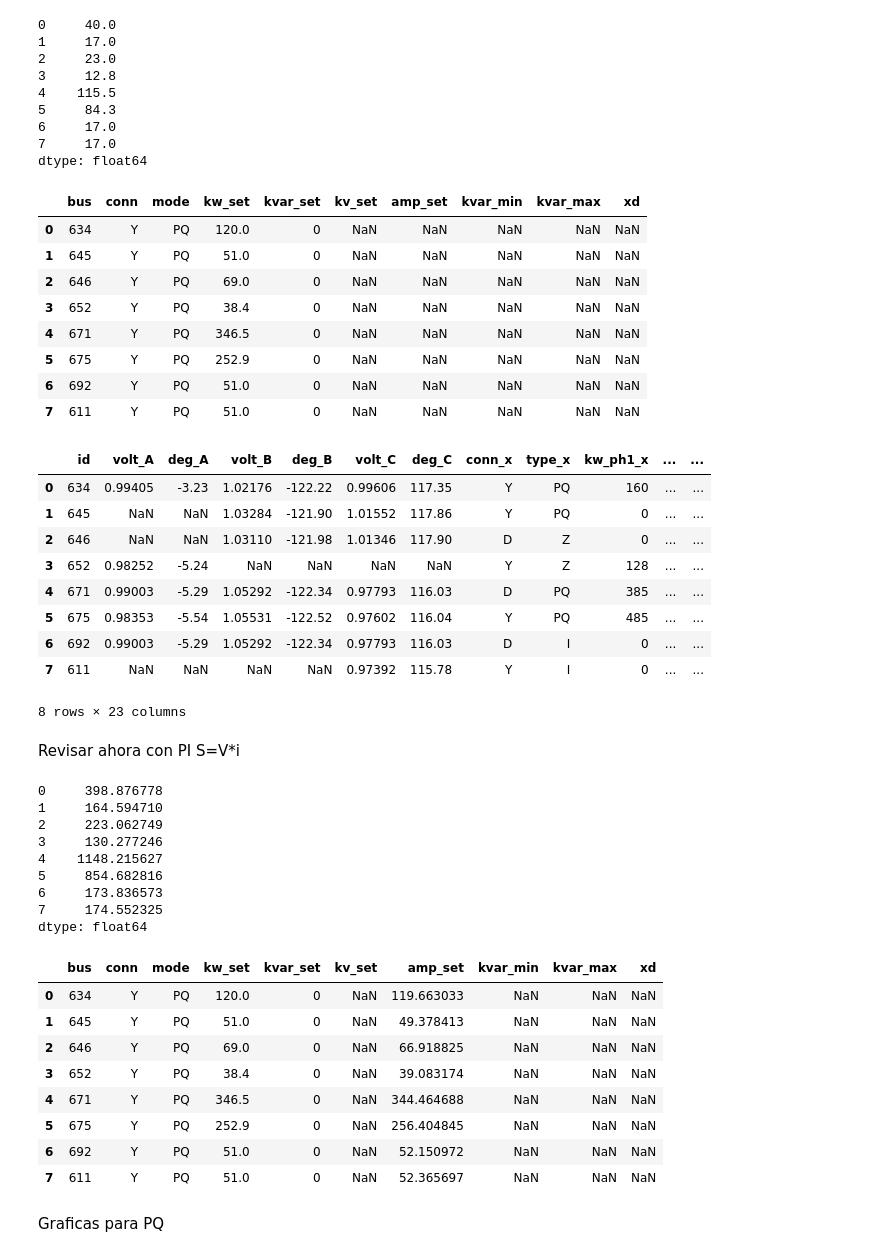
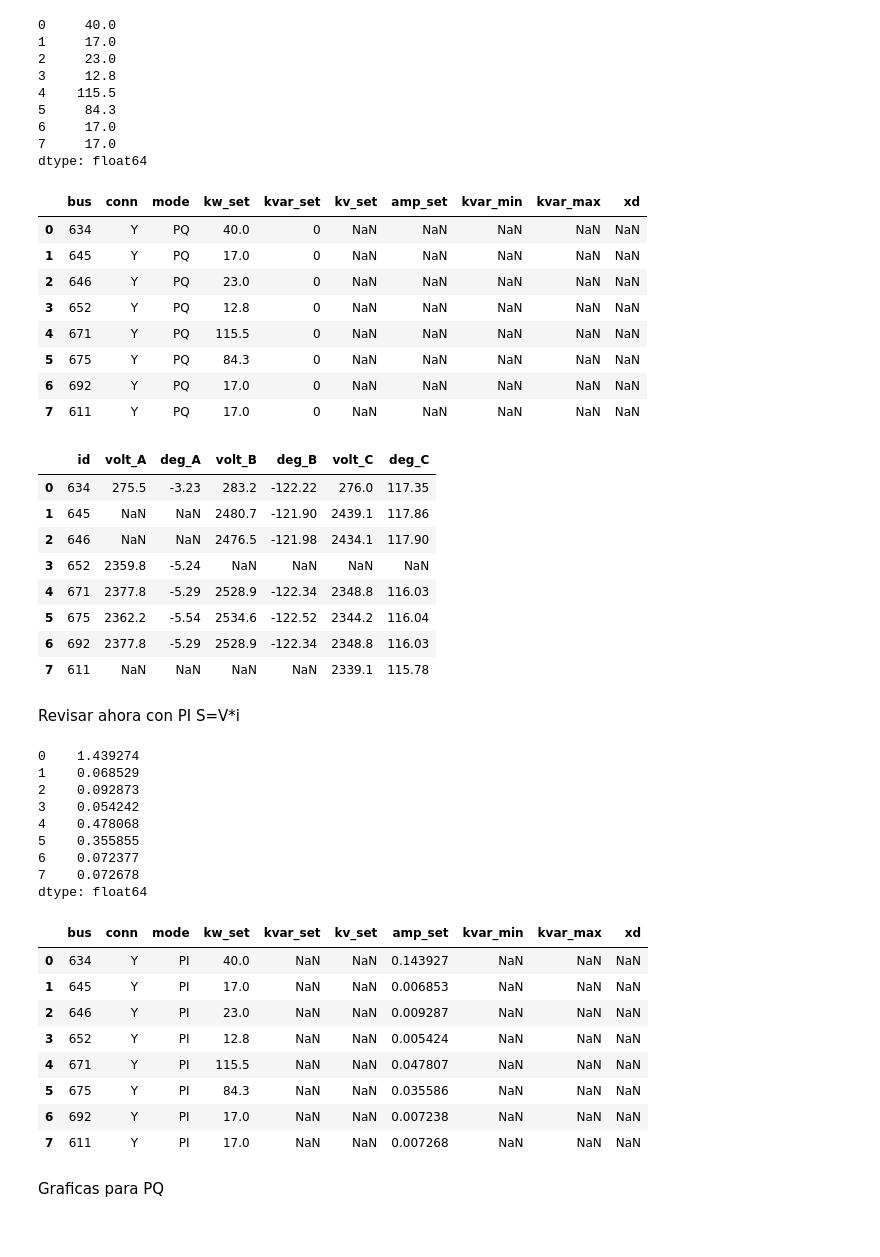
Before and after one commit to diegofdiaz/distributed_generation_proyect, a Jupyter notebook: grap_code.ipynb, the cells around one changed output. Saved outputs shown, nothing was run; the diff lists cells and outputs as text; code cells hidden in the pictures.

```diff
--- a/grap_code.ipynb
+++ b/grap_code.ipynb
@@ -105,7 +105,7 @@ df_nuevo = pd.DataFrame(columns=columnas_existente)
 df_nuevo["bus"]=dff["bus"]
 configuracion= "Y"
 modo="PQ"
-potencia=pt*0.3 # Aquí se define el porcentaje de potencia
+potencia=pt*0.1 # Aquí se define el porcentaje de potencia
 df_nuevo["conn"]=configuracion
 df_nuevo["mode"]=modo
 df_nuevo["kw_set"]=potencia
@@ -113,48 +113,54 @@ df_nuevo["kvar_set"]=0
 df_nuevo
 # %% [output]
 |  | bus | conn | mode | kw_set | kvar_set | kv_set | amp_set | kvar_min | kvar_max | xd |
-| 0 | 634 | Y | PQ | 120.0 | 0 | NaN | NaN | NaN | NaN | NaN |
-| 1 | 645 | Y | PQ | 51.0 | 0 | NaN | NaN | NaN | NaN | NaN |
-| 2 | 646 | Y | PQ | 69.0 | 0 | NaN | NaN | NaN | NaN | NaN |
-| 3 | 652 | Y | PQ | 38.4 | 0 | NaN | NaN | NaN | NaN | NaN |
-| 4 | 671 | Y | PQ | 346.5 | 0 | NaN | NaN | NaN | NaN | NaN |
-| 5 | 675 | Y | PQ | 252.9 | 0 | NaN | NaN | NaN | NaN | NaN |
-| 6 | 692 | Y | PQ | 51.0 | 0 | NaN | NaN | NaN | NaN | NaN |
-| 7 | 611 | Y | PQ | 51.0 | 0 | NaN | NaN | NaN | NaN | NaN |
+| 0 | 634 | Y | PQ | 40.0 | 0 | NaN | NaN | NaN | NaN | NaN |
+| 1 | 645 | Y | PQ | 17.0 | 0 | NaN | NaN | NaN | NaN | NaN |
+| 2 | 646 | Y | PQ | 23.0 | 0 | NaN | NaN | NaN | NaN | NaN |
+| 3 | 652 | Y | PQ | 12.8 | 0 | NaN | NaN | NaN | NaN | NaN |
+| 4 | 671 | Y | PQ | 115.5 | 0 | NaN | NaN | NaN | NaN | NaN |
+| 5 | 675 | Y | PQ | 84.3 | 0 | NaN | NaN | NaN | NaN | NaN |
+| 6 | 692 | Y | PQ | 17.0 | 0 | NaN | NaN | NaN | NaN | NaN |
+| 7 | 611 | Y | PQ | 17.0 | 0 | NaN | NaN | NaN | NaN | NaN |
 # %%
+# Especifica la ruta completa del archivo CSV
+ruta_archivo = 'caso_base/sdpf_volts_phase.csv'
+
+# Lee el archivo CSV y carga los datos en un DataFrame
+df = pd.read_csv(ruta_archivo)
+df
+
 # Guardar el DataFrame como un archivo CSV
 df_nuevo.to_csv('nombre_del_archivo.csv', index=False)
 # Ajuste y comparación de buses
 valores_a_eliminar = df[~df["id"].isin(dff["bus"])]
 
 # 2. Usar esos valores para filtrar df y eliminar las filas correspondientes
 dfc = df[~df["id"].isin(valores_a_eliminar["id"])]
 # Eliminar los indices antiguos para evitar problemas con la operación
 dfc = dfc.reset_index(drop=True)
 
 # Crear un diccionario que mapee los valores de bus a sus índices
 indice_bus = {valor: indice for indice, valor in enumerate(dff["bus"])}
 
 # Ordenar dfc según el mapeo de bus
 dfc = dfc.iloc[dfc["id"].map(lambda x: indice_bus.get(x, float('inf'))).argsort()]
 
 # Resetear los índices para evitar problemas
 dfc = dfc.reset_index(drop=True)
 
 
 
 dfc
 # %% [output]
-|  | id | volt_A | deg_A | volt_B | deg_B | volt_C | deg_C | conn_x | type_x | kw_ph1_x | ... | ... |
-| 0 | 634 | 0.99405 | -3.23 | 1.02176 | -122.22 | 0.99606 | 117.35 | Y | PQ | 160 | ... | ... |
-| 1 | 645 | NaN | NaN | 1.03284 | -121.90 | 1.01552 | 117.86 | Y | PQ | 0 | ... | ... |
-| 2 | 646 | NaN | NaN | 1.03110 | -121.98 | 1.01346 | 117.90 | D | Z | 0 | ... | ... |
-| 3 | 652 | 0.98252 | -5.24 | NaN | NaN | NaN | NaN | Y | Z | 128 | ... | ... |
-| 4 | 671 | 0.99003 | -5.29 | 1.05292 | -122.34 | 0.97793 | 116.03 | D | PQ | 385 | ... | ... |
-| 5 | 675 | 0.98353 | -5.54 | 1.05531 | -122.52 | 0.97602 | 116.04 | Y | PQ | 485 | ... | ... |
-| 6 | 692 | 0.99003 | -5.29 | 1.05292 | -122.34 | 0.97793 | 116.03 | D | I | 0 | ... | ... |
-| 7 | 611 | NaN | NaN | NaN | NaN | 0.97392 | 115.78 | Y | I | 0 | ... | ... |
+|  | id | volt_A | deg_A | volt_B | deg_B | volt_C | deg_C |
+| 0 | 634 | 275.5 | -3.23 | 283.2 | -122.22 | 276.0 | 117.35 |
+| 1 | 645 | NaN | NaN | 2480.7 | -121.90 | 2439.1 | 117.86 |
+| 2 | 646 | NaN | NaN | 2476.5 | -121.98 | 2434.1 | 117.90 |
+| 3 | 652 | 2359.8 | -5.24 | NaN | NaN | NaN | NaN |
+| 4 | 671 | 2377.8 | -5.29 | 2528.9 | -122.34 | 2348.8 | 116.03 |
+| 5 | 675 | 2362.2 | -5.54 | 2534.6 | -122.52 | 2344.2 | 116.04 |
+| 6 | 692 | 2377.8 | -5.29 | 2528.9 | -122.34 | 2348.8 | 116.03 |
+| 7 | 611 | NaN | NaN | NaN | NaN | 2339.1 | 115.78 |
-8 rows × 23 columns
 # %% [markdown]
 Revisar ahora con PI   S=V*i
 # %%
@@ -172,28 +178,30 @@ ic = ic.fillna(0)
 Itotal=ia+ib+ic
 Itotal
 # %% [output]
-0     398.876778
-1     164.594710
-2     223.062749
-3     130.277246
-4    1148.215627
-5     854.682816
-6     173.836573
-7     174.552325
+0    1.439274
+1    0.068529
+2    0.092873
+3    0.054242
+4    0.478068
+5    0.355855
+6    0.072377
+7    0.072678
 dtype: float64
 # %%
-df_nuevo["amp_set"]=Itotal*0.3
+df_nuevo["amp_set"]=Itotal*0.1
+df_nuevo["mode"]="PI"
+df_nuevo["kvar_set"]=np.nan
 df_nuevo
 # %% [output]
 |  | bus | conn | mode | kw_set | kvar_set | kv_set | amp_set | kvar_min | kvar_max | xd |
-| 0 | 634 | Y | PQ | 120.0 | 0 | NaN | 119.663033 | NaN | NaN | NaN |
-| 1 | 645 | Y | PQ | 51.0 | 0 | NaN | 49.378413 | NaN | NaN | NaN |
-| 2 | 646 | Y | PQ | 69.0 | 0 | NaN | 66.918825 | NaN | NaN | NaN |
-| 3 | 652 | Y | PQ | 38.4 | 0 | NaN | 39.083174 | NaN | NaN | NaN |
-| 4 | 671 | Y | PQ | 346.5 | 0 | NaN | 344.464688 | NaN | NaN | NaN |
-| 5 | 675 | Y | PQ | 252.9 | 0 | NaN | 256.404845 | NaN | NaN | NaN |
-| 6 | 692 | Y | PQ | 51.0 | 0 | NaN | 52.150972 | NaN | NaN | NaN |
-| 7 | 611 | Y | PQ | 51.0 | 0 | NaN | 52.365697 | NaN | NaN | NaN |
+| 0 | 634 | Y | PI | 40.0 | NaN | NaN | 0.143927 | NaN | NaN | NaN |
+| 1 | 645 | Y | PI | 17.0 | NaN | NaN | 0.006853 | NaN | NaN | NaN |
+| 2 | 646 | Y | PI | 23.0 | NaN | NaN | 0.009287 | NaN | NaN | NaN |
+| 3 | 652 | Y | PI | 12.8 | NaN | NaN | 0.005424 | NaN | NaN | NaN |
+| 4 | 671 | Y | PI | 115.5 | NaN | NaN | 0.047807 | NaN | NaN | NaN |
+| 5 | 675 | Y | PI | 84.3 | NaN | NaN | 0.035586 | NaN | NaN | NaN |
+| 6 | 692 | Y | PI | 17.0 | NaN | NaN | 0.007238 | NaN | NaN | NaN |
+| 7 | 611 | Y | PI | 17.0 | NaN | NaN | 0.007268 | NaN | NaN | NaN |
 # %%
 # Guardar el DataFrame como un archivo CSV
 df_nuevo.to_csv('nombre_del_archivo1.csv', index=False)
```
Also changed, not shown: parts of 1 cell of this notebook, 4 other files.
